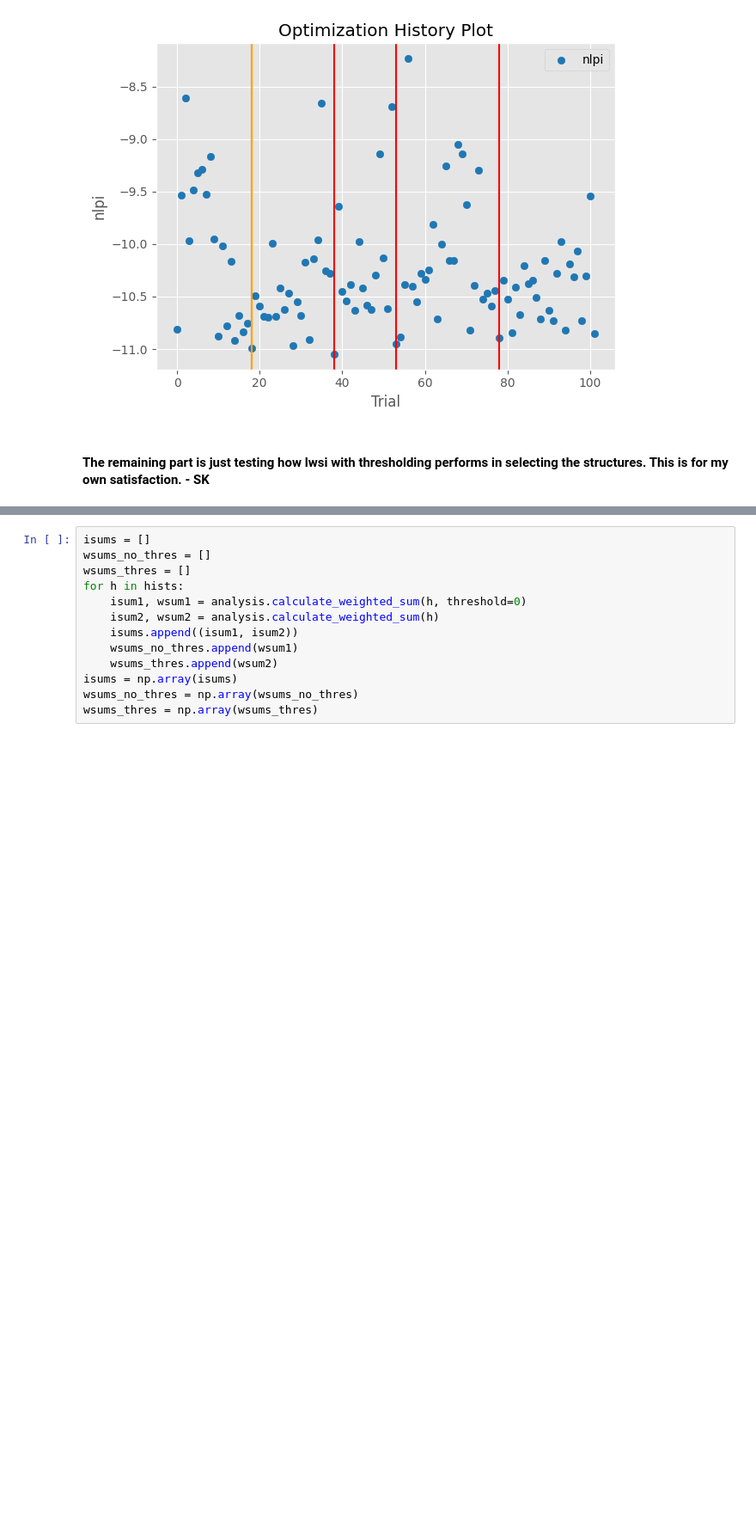
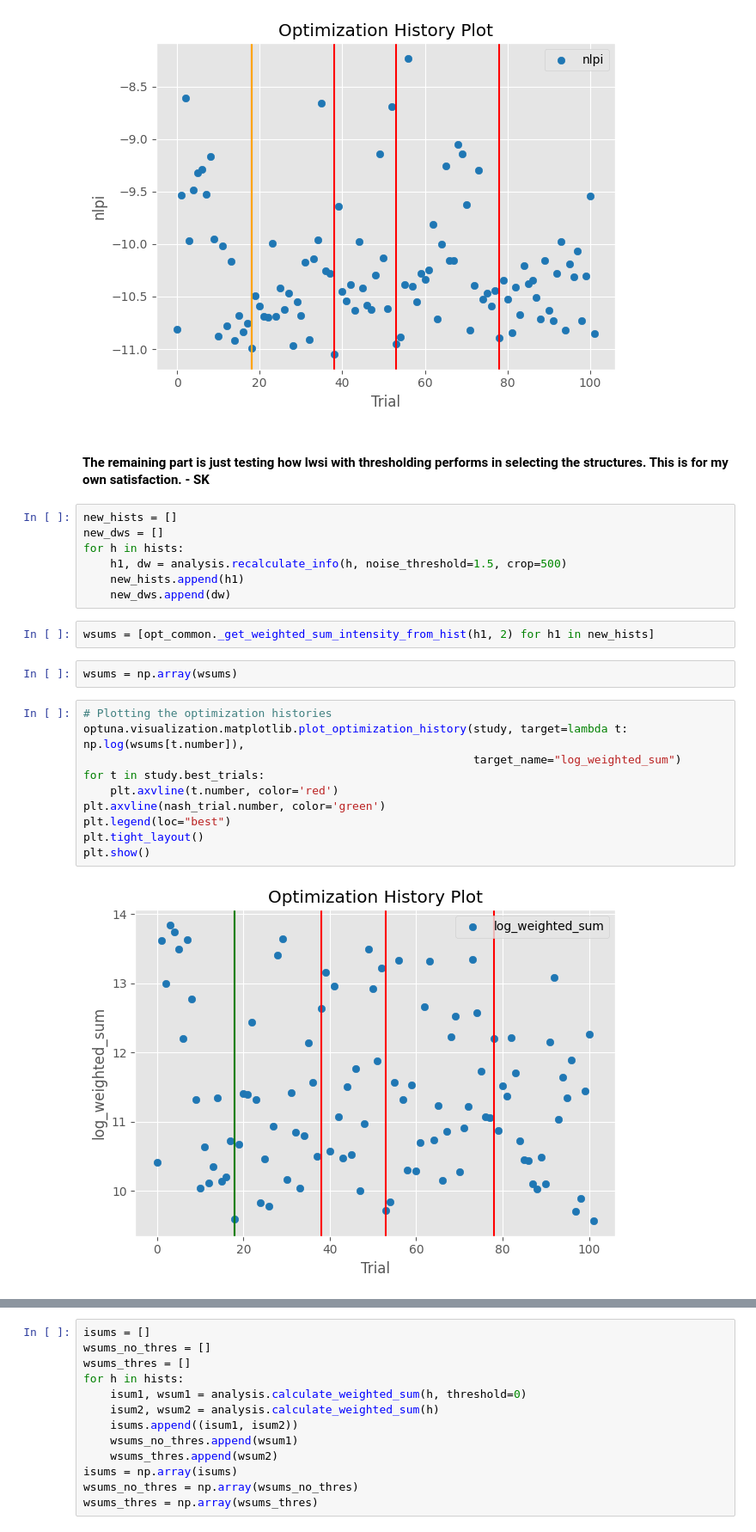
Before and after one commit to AI-ML-at-APS/AI-ML_Control_System, a Jupyter notebook: work_directory/28-ID/jupyter/analysis_experiment/peak_fwhm_nlpi_all_motors_beam.ipynb, the cells around one changed output, grey strips where cells are left out. Shown at 86% size. Drawn from its saved outputs; the diff is of its cells as text; blank space fills up the shorter version.

Commit message:
Analysis with noise.
Adding some changes to the analysis routines for calculation over noise, plus examples of sims with simulations.

```diff
--- a/work_directory/28-ID/jupyter/analysis_experiment/peak_fwhm_nlpi_all_motors_beam.ipynb
+++ b/work_directory/28-ID/jupyter/analysis_experiment/peak_fwhm_nlpi_all_motors_beam.ipynb
@@ -223,3 +213,26 @@ plt.show()
 [figure]
 # %% [markdown]
 #### The remaining part is just testing how lwsi with thresholding performs in selecting the structures. This is for my own satisfaction. - SK
+# %%
+new_hists = []
+new_dws = []
+for h in hists:
+    h1, dw = analysis.recalculate_info(h, noise_threshold=1.5, crop=500)
+    new_hists.append(h1)
+    new_dws.append(dw)
+# %%
+wsums = [opt_common._get_weighted_sum_intensity_from_hist(h1, 2) for h1 in new_hists]
+# %%
+wsums = np.array(wsums)
+# %%
+# Plotting the optimization histories
+optuna.visualization.matplotlib.plot_optimization_history(study, target=lambda t: np.log(wsums[t.number]),
+                                                          target_name="log_weighted_sum")
+for t in study.best_trials:
+    plt.axvline(t.number, color='red')
+plt.axvline(nash_trial.number, color='green')
+plt.legend(loc="best")
+plt.tight_layout()
+plt.show()
+# %% [output]
+[figure, added]
```
Also changed, not shown: parts of 24 cells of this notebook, 17 other files.
